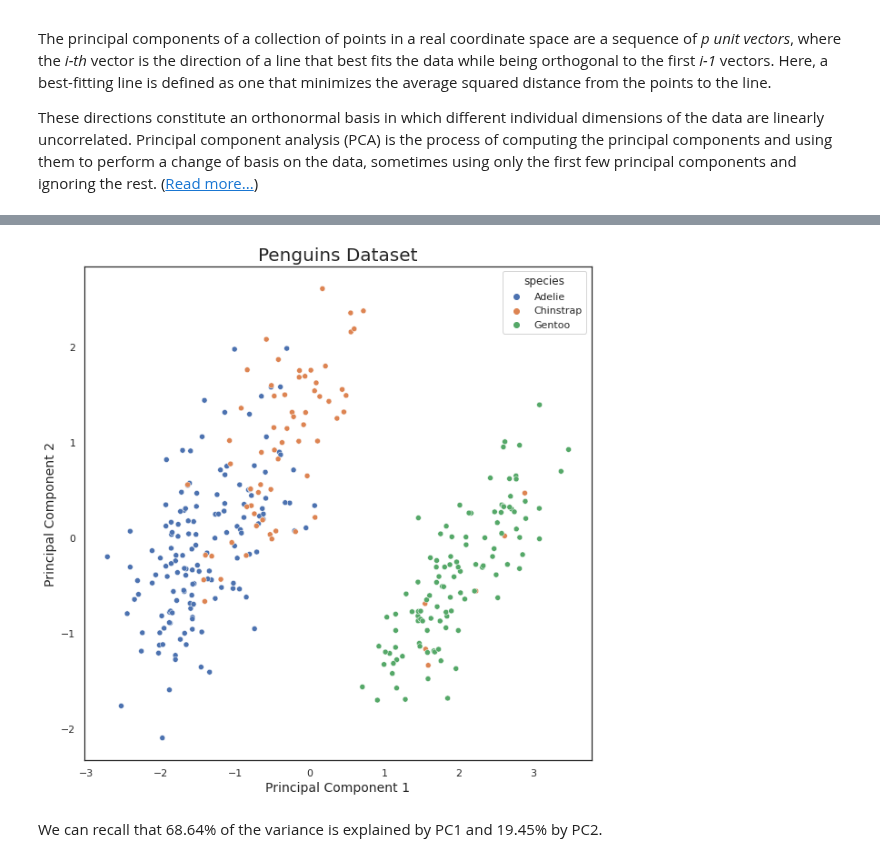
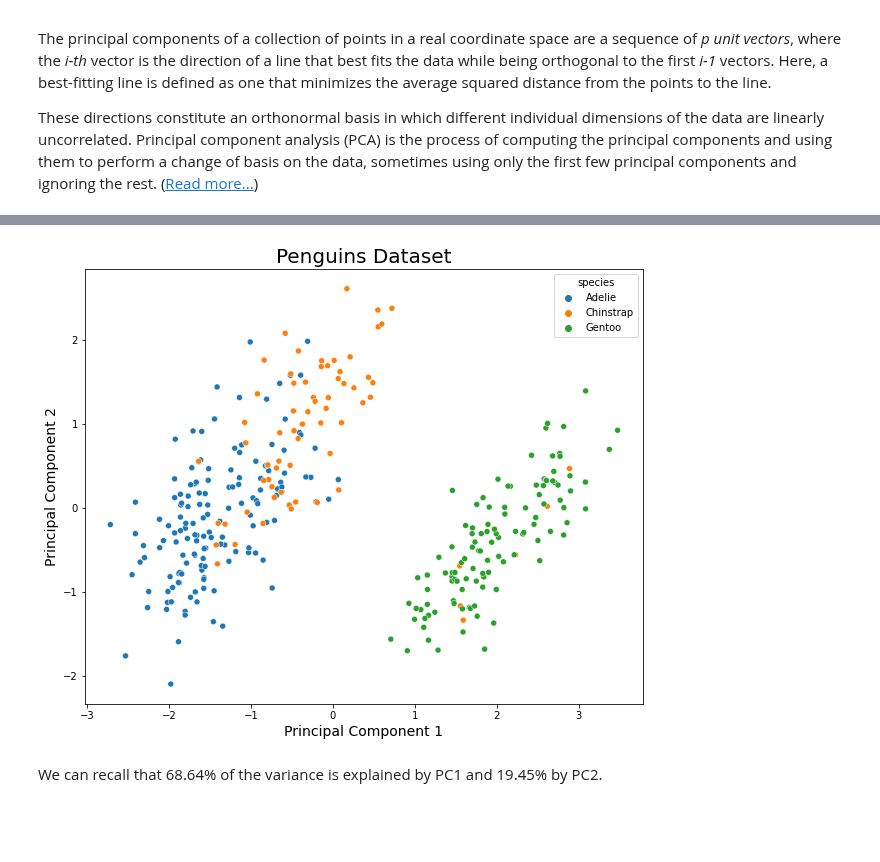
Before and after one commit to clizarraga-UAD7/Notebooks, a Jupyter notebook: Intro_UnsupervisedLearning.ipynb, the cells around one changed output, grey strips where cells are left out. Saved outputs shown, nothing was run; the diff lists cells and outputs as text; code cells hidden in the pictures; blank space fills up the shorter version.

```diff
--- a/Intro_UnsupervisedLearning.ipynb
+++ b/Intro_UnsupervisedLearning.ipynb
@@ -279,18 +323,18 @@ plt.show()
 # %%
 # Draw a scatterplot (In new PCA Coordinates)
 
-plt.figure(figsize=(10,10))
+plt.figure(figsize=(10,8))
 
 x = principalComponents[0]
 y = principalComponents[1]
 color = df['species']
 
 sns.scatterplot(x,y,hue=color)
 plt.title('Penguins Dataset',fontsize=20)
 plt.xlabel('Principal Component 1',fontsize=14)
 plt.ylabel('Principal Component 2',fontsize=14)
 plt.show()
 # %% [output]
-[figure, old version]
+[figure, new version]
 # %% [markdown]
 We can recall that 68.64% of the variance is explained by PC1 and 19.45% by PC2.
```
Also changed, not shown: parts of 45 cells of this notebook.
